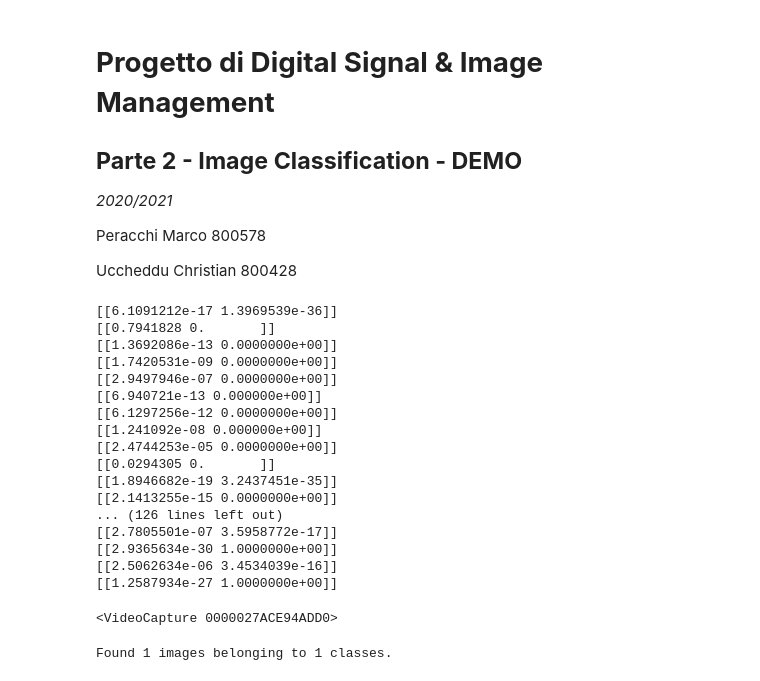
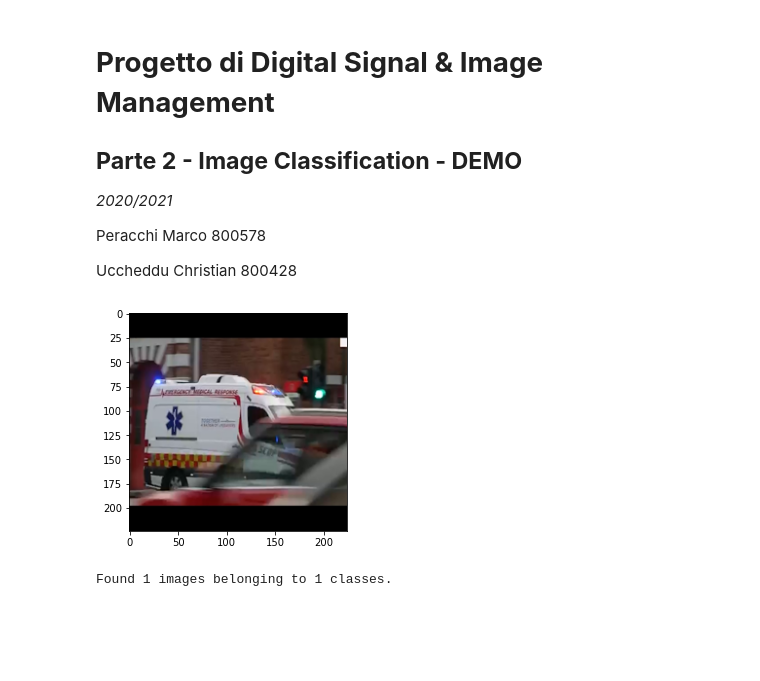
Before and after one commit to Chri1629/dsim_project, a Jupyter notebook: image/demo.ipynb, the cells around one changed output. Saved outputs shown, nothing was run; the diff lists cells and outputs as text; code cells hidden in the pictures; blank space fills up the shorter version.

Commit message:
Video classification

```diff
--- a/image/demo.ipynb
+++ b/image/demo.ipynb
@@ -31,18 +32,18 @@ from tensorflow.keras.applications import mobilenet
 from sklearn.linear_model import LogisticRegression
 # %%
-model_1 = tf.keras.models.load_model('modello_immagini')
+model_1 = tf.keras.models.load_model('modello_immagini-2')
 # %%
 cap = cv.VideoCapture("test_3.avi")
 start_time = time()
-while (time() - start_time) < 50:
+while (time() - start_time) < 2:
     _, frame = cap.read()
 
     #Convert the captured frame into RGB
     im = Image.fromarray(frame, 'RGB')
-
     #Resizing into 128x128 because we trained the model with this image size.
     im = im.resize((224,224))
     img_array = np.array(im)
+
 
     #Our keras model used a 4D tensor, (images x height x width x channel)
     #So changing dimension 128x128x3 into 1x128x128x3
@@ -50,7 +51,6 @@ while (time() - start_time) < 50:
     img_array = np.expand_dims(img_array, axis=0)
 
     #Calling the predict method on model to predict 'me' on the image
-    #prediction = int(model_1.predict(img_array)[0][0])
     prediction = model_1.predict(img_array)
 
     result = np.argmax(prediction, axis = 1)
@@ -74,26 +74,52 @@ while (time() - start_time) < 50:
 
 cap.release()
 cv.destroyAllWindows()
-# %% [output]
-[[6.1091212e-17 1.3969539e-36]]
-[[0.7941828 0.       ]]
-[[1.3692086e-13 0.0000000e+00]]
-[[1.7420531e-09 0.0000000e+00]]
-[[2.9497946e-07 0.0000000e+00]]
-[[6.940721e-13 0.000000e+00]]
-[[6.1297256e-12 0.0000000e+00]]
-[[1.241092e-08 0.000000e+00]]
-[[2.4744253e-05 0.0000000e+00]]
-[[0.0294305 0.       ]]
-[[1.8946682e-19 3.2437451e-35]]
-[[2.1413255e-15 0.0000000e+00]]
-... (126 lines left out)
-[[2.7805501e-07 3.5958772e-17]]
-[[2.9365634e-30 1.0000000e+00]]
-[[2.5062634e-06 3.4534039e-16]]
-[[1.2587934e-27 1.0000000e+00]]
-# %%
-cap
-# %% [output]
-<VideoCapture 0000027ACE94ADD0>
+# %%
+cap = cv.VideoCapture("test_3.avi")
+start_time = time()
+while (time() - start_time) < 40:
+    _, frame = cap.read()
+
+    im = cv.cvtColor(frame, cv.COLOR_BGR2RGB)
+    #Convert the captured frame into RGB
+    im = Image.fromarray(im, 'RGB')
+    #Resizing into 128x128 because we trained the model with this image size.
+    im = im.resize((224,224))
+    img_array = np.array(im)
+    #plt.imshow(img_array)
+
+
+    #Our keras model used a 4D tensor, (images x height x width x channel)
+    #So changing dimension 128x128x3 into 1x128x128x3
+
+    img_array = np.expand_dims(img_array, axis=0)
+    plt.imshow(img_array[0,:,:,:])
+
+    #Calling the predict method on model to predict 'me' on the image
+    #prediction = int(model_1.predict(img_array)[0][0])
+    prediction = model_1.predict(img_array)
+
+    result = np.argmax(prediction, axis = 1)
+
+    if result == 0:
+        label = "No"
+    else:
+        label = "Yes"
+
+
+    #if prediction is 0, which means I am missing on the image, then show the frame in gray color.
+
+    text = "Emergency: {}{}".format(label, prediction)
+    cv.putText(frame, text, (35, 50), cv.FONT_HERSHEY_SIMPLEX,
+        1.25, (0, 255, 0), 5)
+
+    cv.imshow("Capturing", frame)
+    key=cv.waitKey(1)
+    if key == ord('q'):
+        break
+
+cap.release()
+cv.destroyAllWindows()
+# %% [output]
+[figure, added]
 # %%
```
Also changed, not shown: parts of 10 cells of this notebook.
